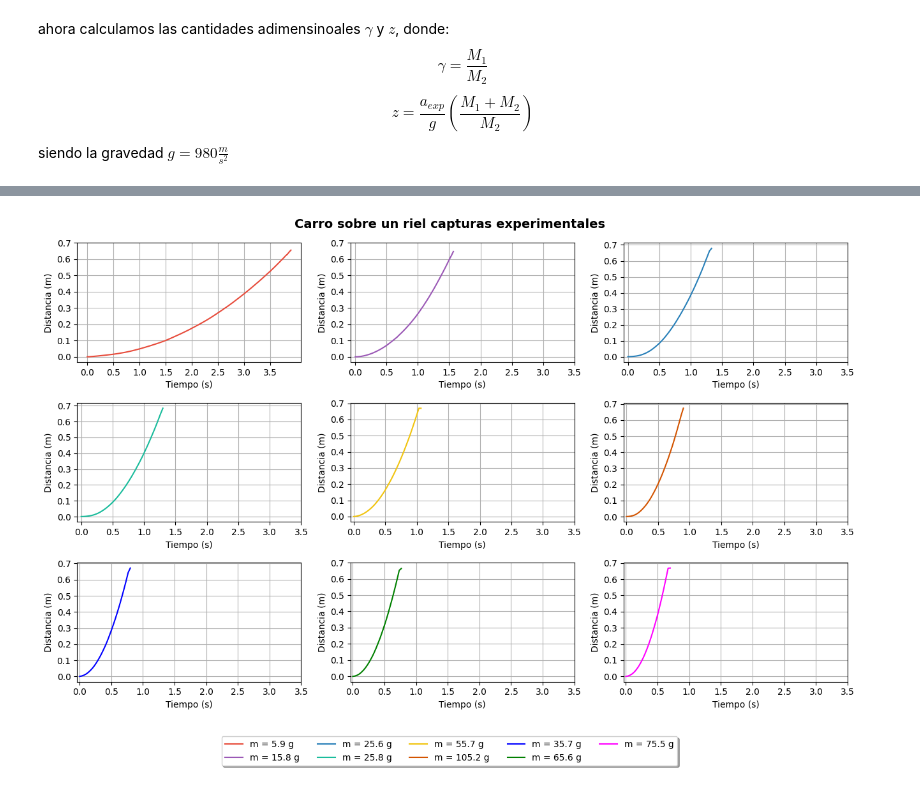
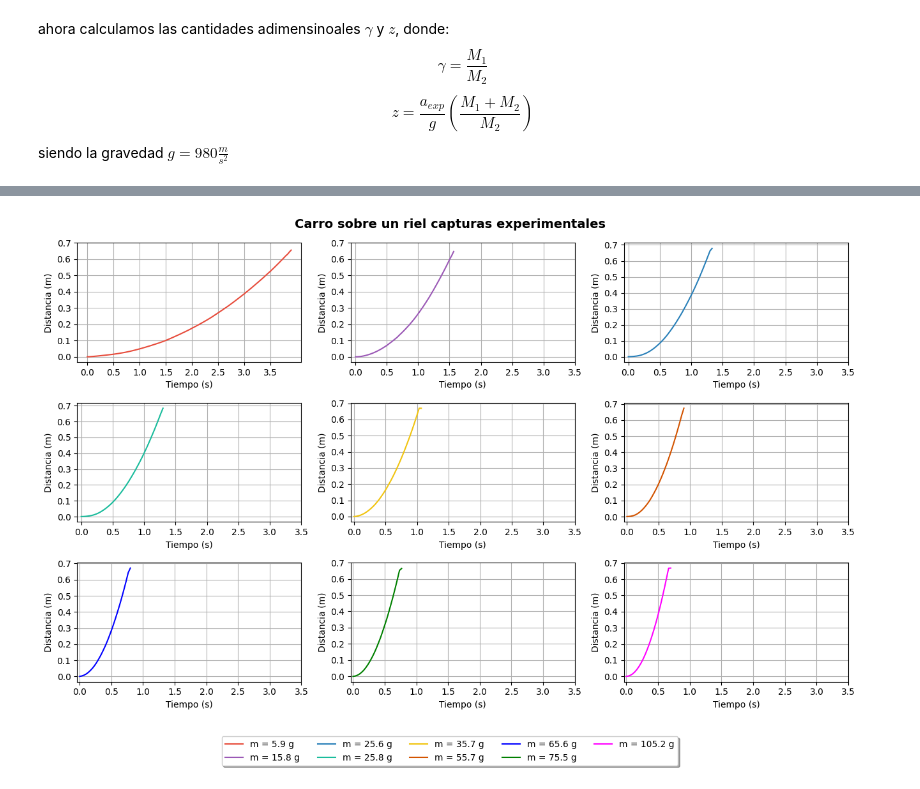
Before and after one commit to Juaan00/Laboratorios_mecanica_FEM, a Jupyter notebook: carrito_con_masa/carro.ipynb, the cells around one changed output, grey strips where cells are left out. Saved outputs shown, nothing was run; the diff lists cells and outputs as text; code cells hidden in the pictures.

```diff
--- a/carrito_con_masa/carro.ipynb
+++ b/carrito_con_masa/carro.ipynb
@@ -211,5 +302,6 @@ plt.show()
 # %%
 # rel_vectores
+# masas = [5.9,15.8,25.6,25.8,35.7,55.7,65.6,75.5,105.2]
 fig = plt.figure(figsize=(13, 8), layout='tight')
 fig.suptitle('Carro sobre un riel capturas experimentales', fontsize=14, fontweight='bold')
 spec = fig.add_gridspec(3,3)
@@ -242,43 +334,43 @@ ax4.set_xlabel('Tiempo (s)')
 ax4.set_ylabel('Distancia (m)')
 ax4.grid(True)
 ax5 =fig.add_subplot(spec[1,1])
-ax5.plot(x_5, y_5, color='#f1c40f', label='m = 55.7 g')
+ax5.plot(x_5, y_5, color='#f1c40f', label='m = 35.7 g')
 ax5.set_xticks(np.arange(0, 4, 0.5))
 ax5.set_yticks(np.arange(0, 0.8, 0.1))
 ax5.set_xlabel('Tiempo (s)')
 ax5.set_ylabel('Distancia (m)')
 ax5.grid(True)
 ax6 =fig.add_subplot(spec[1,2])
-ax6.plot(x_6, y_6, color='#d35400', label='m = 105.2 g')
+ax6.plot(x_6, y_6, color='#d35400', label='m = 55.7 g')
 ax6.set_xticks(np.arange(0, 4, 0.5))
 ax6.set_yticks(np.arange(0, 0.8, 0.1))
 ax6.set_xlabel('Tiempo (s)')
 ax6.set_ylabel('Distancia (m)')
 ax6.grid(True)
 ax7 = fig.add_subplot(spec[2,0])
-ax7.plot(x_7, y_7, color='blue', label='m = 35.7 g')
+ax7.plot(x_7, y_7, color='blue', label='m = 65.6 g')
 ax7.set_xticks(np.arange(0, 4, 0.5))
 ax7.set_yticks(np.arange(0, 0.8, 0.1))
 ax7.set_xlabel('Tiempo (s)')
 ax7.set_ylabel('Distancia (m)')
 ax7.grid(True)
 ax8 = fig.add_subplot(spec[2,1])
-ax8.plot(x_8, y_8, color='green', label='m = 65.6 g')
+ax8.plot(x_8, y_8, color='green', label='m = 75.5 g')
 ax8.set_xticks(np.arange(0, 4, 0.5))
 ax8.set_yticks(np.arange(0, 0.8, 0.1))
 ax8.set_xlabel('Tiempo (s)')
 ax8.set_ylabel('Distancia (m)')
 ax8.grid(True)
 ax9 = fig.add_subplot(spec[2,2])
-ax9.plot(x_9, y_9, color='magenta', label='m = 75.5 g')
+ax9.plot(x_9, y_9, color='magenta', label='m = 105.2 g')
 ax9.set_xticks(np.arange(0, 4, 0.5))
 ax9.set_yticks(np.arange(0, 0.8, 0.1))
 ax9.set_xlabel('Tiempo (s)')
 ax9.set_ylabel('Distancia (m)')
 ax9.grid(True)
 fig.legend(loc='lower center',bbox_to_anchor=(0.5, -0.1), ncol=5,shadow=True, fancybox=True)
 # plt.savefig('relacion_vectores.png', dpi = 300, bbox_inches = 'tight')
-plt.savefig('carro_sobre_riel_datos_experimentales.png', dpi = 300, bbox_inches = 'tight')
+# plt.savefig('carro_sobre_riel_datos_experimentales.png', dpi = 300, bbox_inches = 'tight')
 plt.show()
 # %% [output]
-[figure, old version]
+[figure, new version]
```
Also changed, not shown: parts of 19 cells of this notebook, 2 other files.
